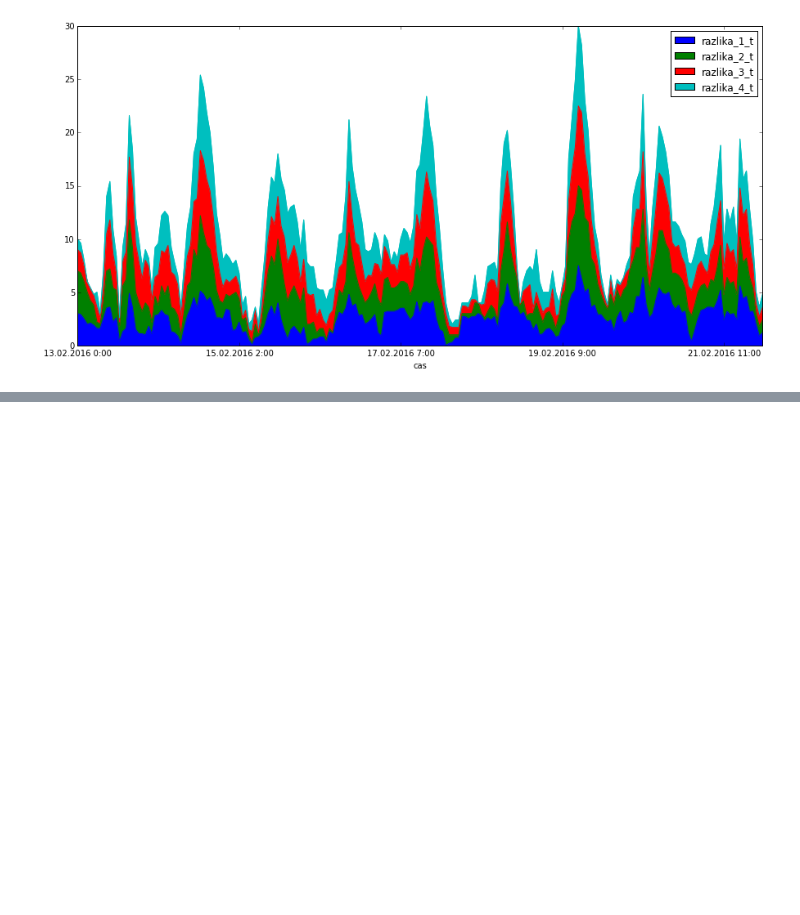
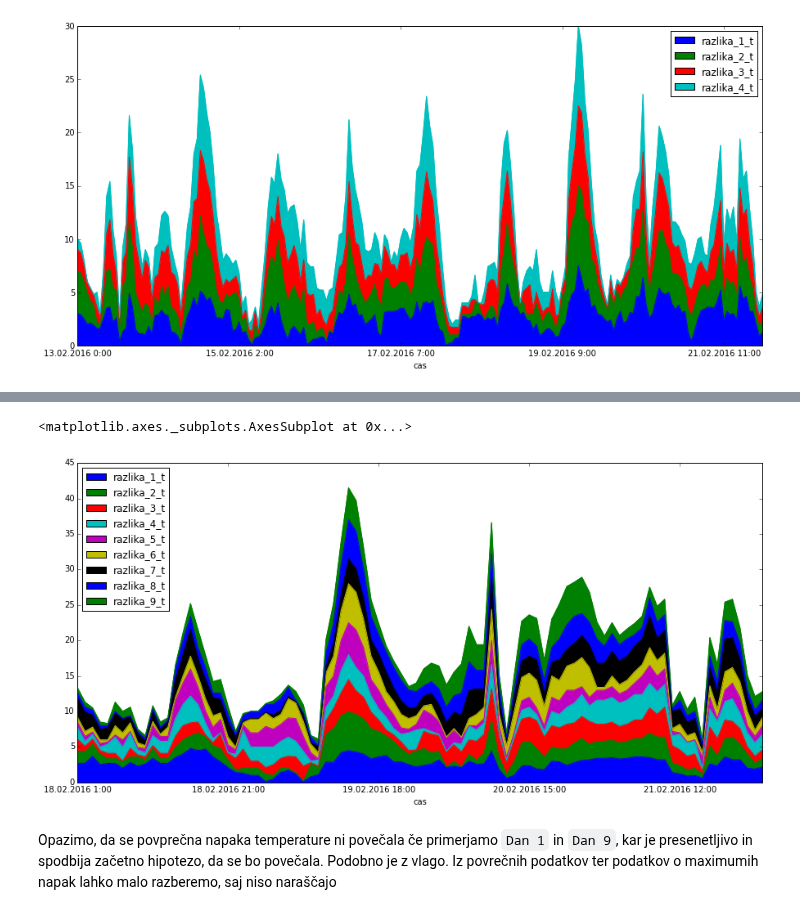
Before and after one commit to zigazupancic/analiza-napovedovanja-vremena, a Jupyter notebook: Analiza napovedovanja vremena.ipynb, the cells around one changed output, grey strips where cells are left out. Cells and saved outputs as stored; diff of their text form; code cells hidden in the pictures; blank space fills up the shorter version.

Commit message:
Dodaj analiza Wunderground

```diff
--- a/Analiza napovedovanja vremena.ipynb
+++ b/Analiza napovedovanja vremena.ipynb
@@ -216,0 +318,8 @@ analiza_accu[['razlika_1_t','razlika_2_t','razlika_3_t','razlika_4_t']].apply(ab
+# %%
+analiza_wunder[['razlika_1_t','razlika_2_t','razlika_3_t','razlika_4_t','razlika_5_t','razlika_6_t',
+                'razlika_7_t','razlika_8_t','razlika_9_t']].apply(abs).plot(kind='area', figsize=(15,7))
+# %% [output]
+<matplotlib.axes._subplots.AxesSubplot at 0x...>
+[figure, added]
+# %% [markdown]
+Opazimo, da se povprečna napaka temperature ni povečala če primerjamo `Dan 1` in `Dan 9`, kar je presenetljivo in spodbija začetno hipotezo, da se bo povečala. Podobno je z vlago. Iz povrečnih podatkov ter podatkov o maximumih napak lahko malo razberemo, saj niso naraščajo
```
Also changed, not shown: parts of 3 cells of this notebook.
